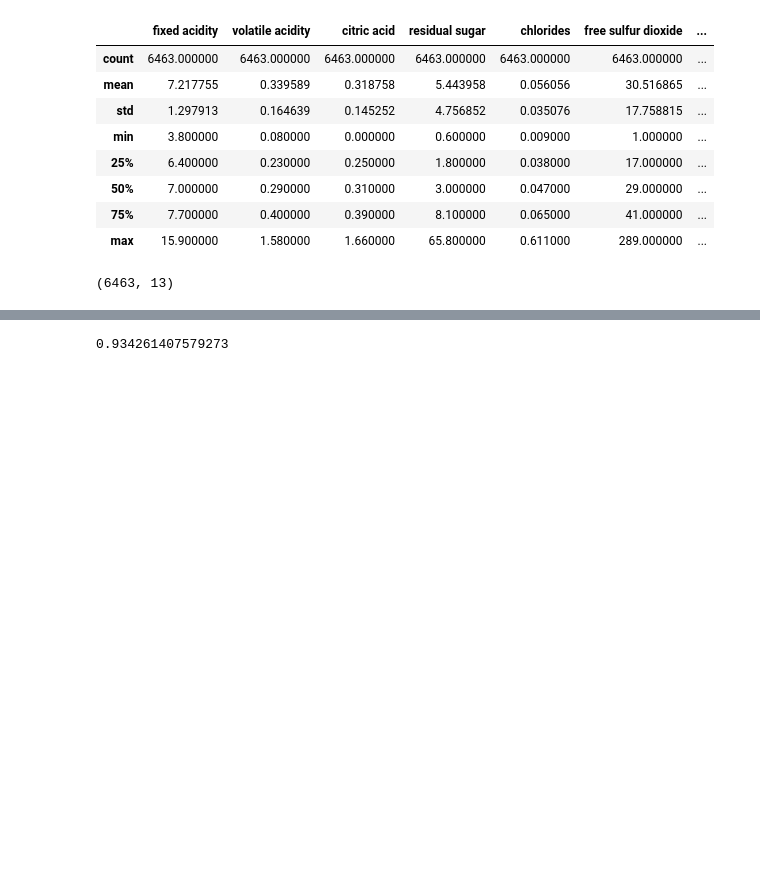
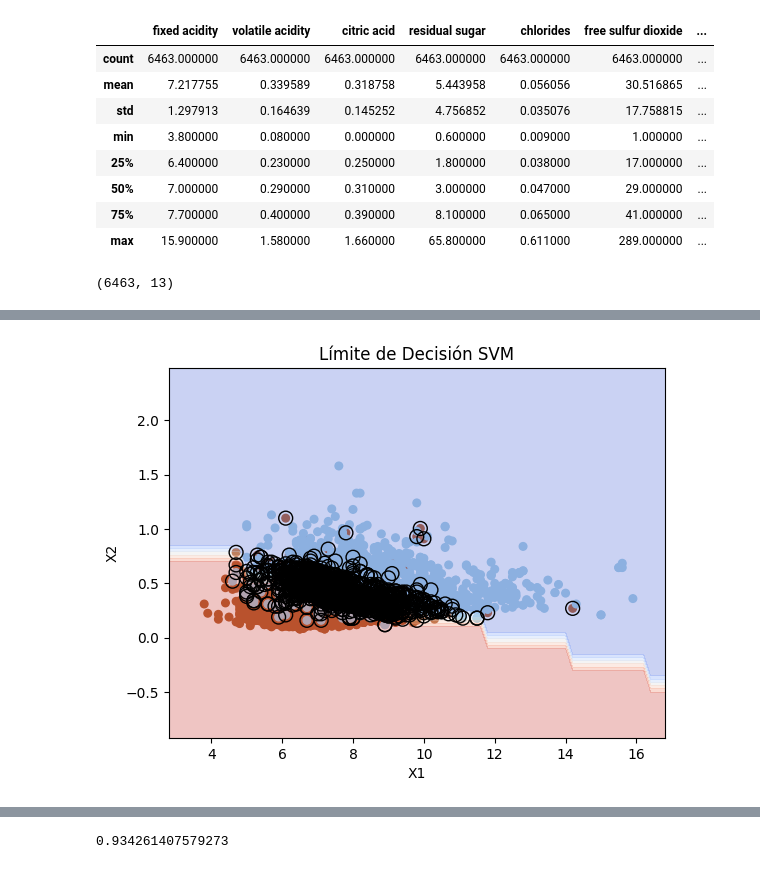
Before and after one commit to coyolxahuqui/Tareas-UIC, a Jupyter notebook: S3MSV.ipynb, the cells around one changed output, grey strips where cells are left out. Saved outputs shown, nothing was run; the diff lists cells and outputs as text; code cells hidden in the pictures; blank space fills up the shorter version.

```diff
--- a/S3MSV.ipynb
+++ b/S3MSV.ipynb
@@ -112,3 +120,3 @@ import matplotlib.pyplot as plt
 # %%
-X = datos.drop(["Vino"], axis=1)
-y = datos["Vino"]
+X = datos[['fixed acidity', 'volatile acidity']].values
+y = datos['Vino'].values
@@ -117,6 +130,6 @@ from sklearn.model_selection import train_test_split
 X_ent, X_pru, y_ent, y_pru = train_test_split(X, y, test_size=.2)
 # %%
 from sklearn import svm
-modelo = svm.SVC()
+modelo = svm.SVC(kernel='linear')
 modelo.fit(X_ent, y_ent)
 predicciones = modelo.predict(X_pru)
@@ -122,0 +139,31 @@ predicciones = modelo.predict(X_pru)
+# %%
+w = modelo.coef_[0]
+
+b = modelo.intercept_[0]
+# %%
+plt.scatter(X[:, 0], X[:, 1], c=y, s=30, cmap=plt.cm.Paired)
+x1_min, x1_max = X[:, 0].min() - 1, X[:, 0].max() + 1
+
+x2_min, x2_max = X[:, 1].min() - 1, X[:, 1].max() + 1
+
+xx1, xx2 = np.meshgrid(np.arange(x1_min, x1_max, 0.2), np.arange(x2_min, x2_max, 0.2))
+
+Z = modelo.predict(np.c_[xx1.ravel(), xx2.ravel()])
+
+Z = Z.reshape(xx1.shape)
+
+plt.contourf(xx1, xx2, Z, cmap=plt.cm.coolwarm, alpha=0.3)
+plt.scatter(modelo.support_vectors_[:, 0], modelo.support_vectors_[:, 1], s=100, facecolors='none', edgecolors='k')
+x2_decision_boundary = (-w[0] * xx1 - b) / w[1]
+
+plt.plot(xx1, x2_decision_boundary, 'k-')
+
+plt.title('Límite de Decisión SVM')
+
+plt.xlabel('X1')
+
+plt.ylabel('X2')
+
+plt.show()
+# %% [output]
+[figure, added]
```
Also changed, not shown: parts of 9 cells of this notebook.
